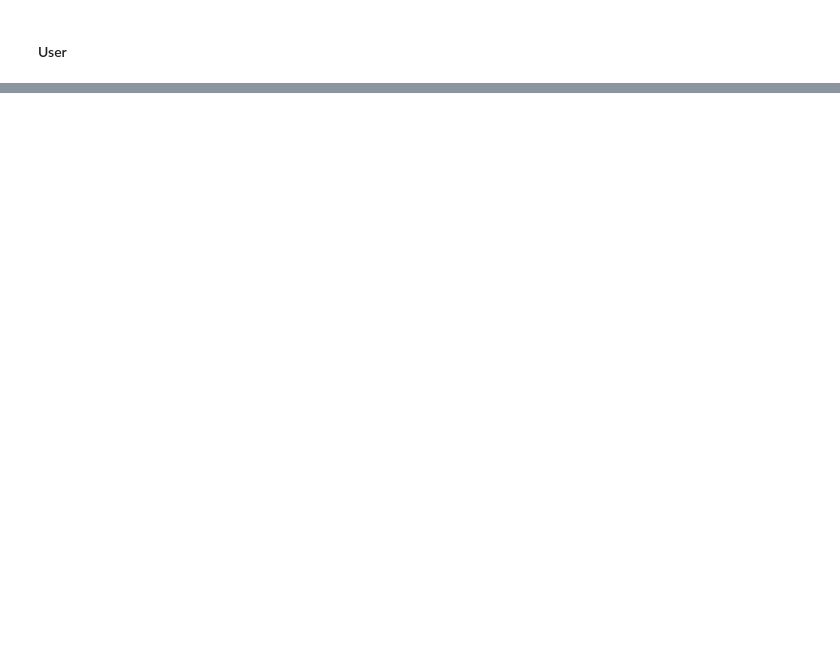
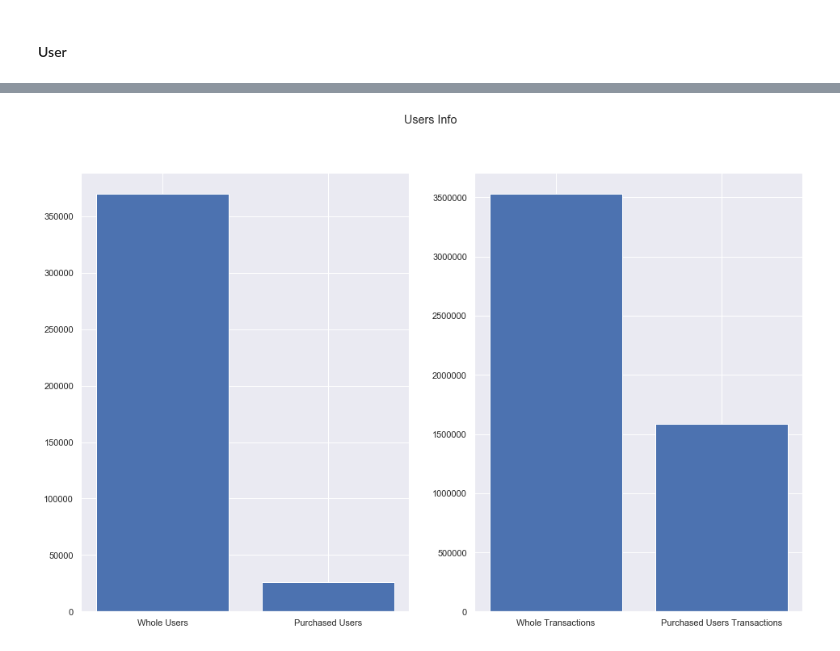
Before and after one commit to seonnyseo/data_analysis, a Jupyter notebook: ecommerce_cosmetic/notebook/eda.ipynb, the cells around one changed output, grey strips where cells are left out. Drawn from its saved outputs; the diff is of its cells as text; code cells hidden in the pictures; blank space fills up the shorter version.

```diff
--- a/ecommerce_cosmetic/notebook/eda.ipynb
+++ b/ecommerce_cosmetic/notebook/eda.ipynb
@@ -378,0 +380,14 @@ len(df.user_id.unique())
+# %%
+y1 = [len(whole_users), len(purchased_users)]
+x1 = ['Whole Users', 'Purchased Users']
+
+y2 = [len(df), len(purchased_users_transactions)]
+x2 = ['Whole Transactions', 'Purchased Users Transactions']
+
+fig, (ax1, ax2) = plt.subplots(1, 2)
+fig.suptitle('Users Info')
+ax1.bar(x1, y1)
+ax2.bar(x2, y2)
+plt.show()
+# %% [output]
+[figure, added]
```
Also changed, not shown: parts of 28 cells of this notebook.
